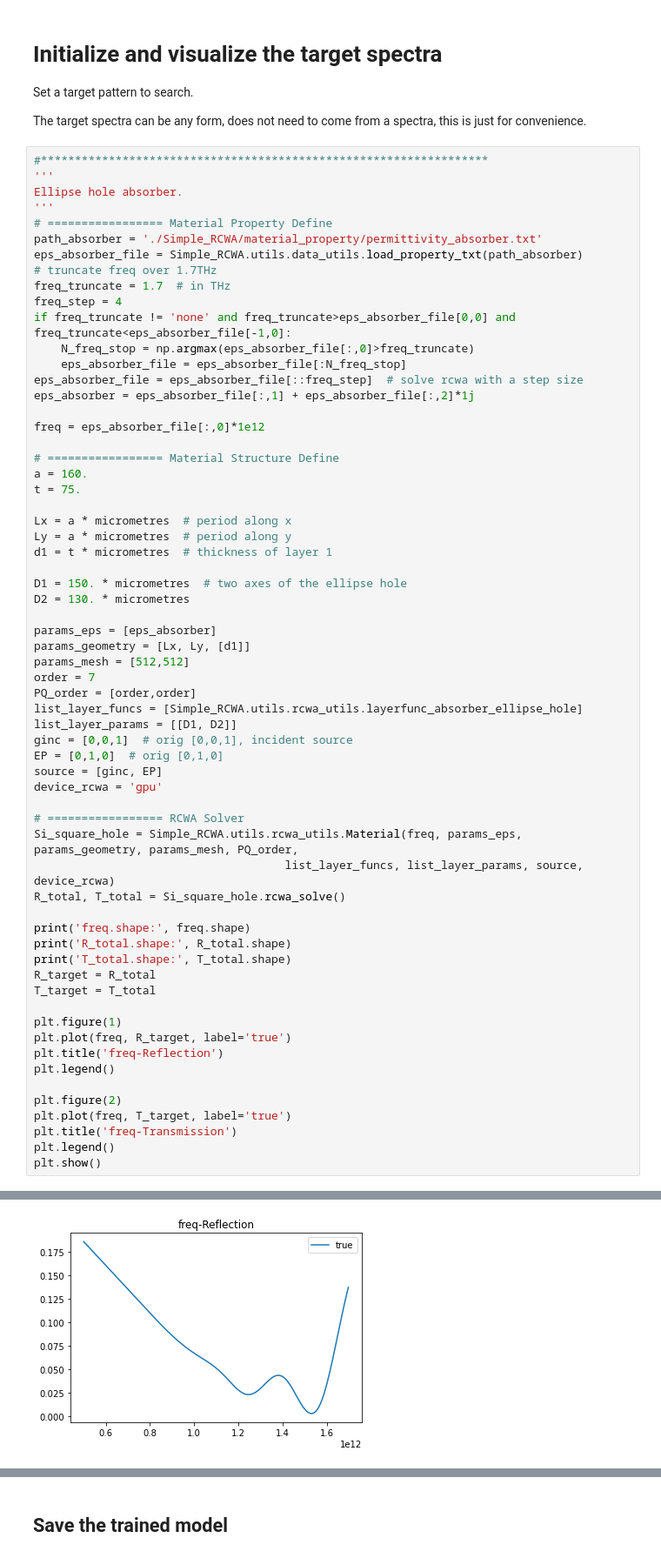
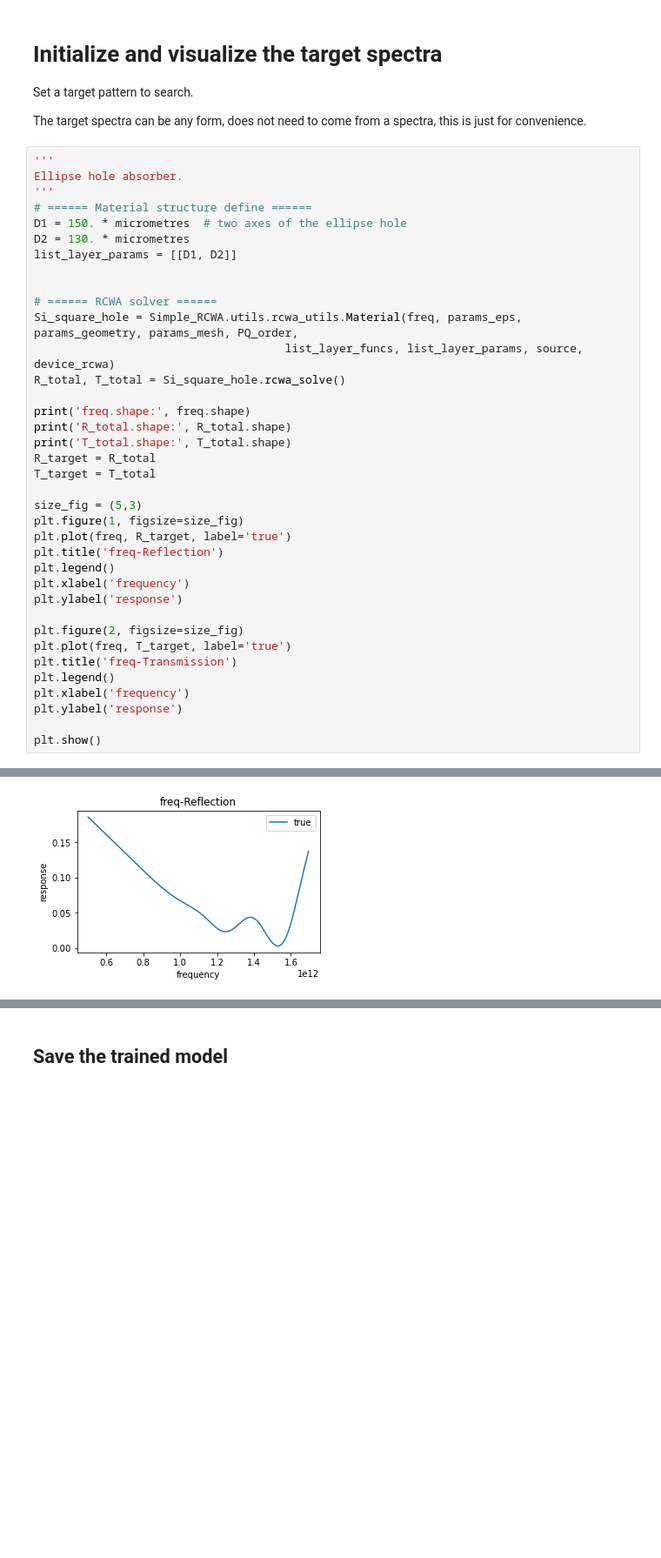
Before and after one commit to GuoyaoShen/AutoRCWA_Net, a Jupyter notebook: main_absorber_ellipse_hole.ipynb, the cells around one changed output, grey strips where cells are left out. Shown at 87% size. Drawn from its saved outputs; the diff is of its cells as text; blank space fills up the shorter version.

Commit message:
optimize coding structure

```diff
--- a/main_absorber_ellipse_hole.ipynb
+++ b/main_absorber_ellipse_hole.ipynb
@@ -42,71 +81,45 @@ Set a target pattern to search.
 
 The target spectra can be any form, does not need to come from a spectra, this is just for convenience.
 # %%
-#******************************************************************
 '''
 Ellipse hole absorber.
 '''
-# ================= Material Property Define
-path_absorber = './Simple_RCWA/material_property/permittivity_absorber.txt'
-eps_absorber_file = Simple_RCWA.utils.data_utils.load_property_txt(path_absorber)
-# truncate freq over 1.7THz
-freq_truncate = 1.7  # in THz
-freq_step = 4
-if freq_truncate != 'none' and freq_truncate>eps_absorber_file[0,0] and freq_truncate<eps_absorber_file[-1,0]:
-    N_freq_stop = np.argmax(eps_absorber_file[:,0]>freq_truncate)
-    eps_absorber_file = eps_absorber_file[:N_freq_stop]
-eps_absorber_file = eps_absorber_file[::freq_step]  # solve rcwa with a step size
-eps_absorber = eps_absorber_file[:,1] + eps_absorber_file[:,2]*1j
-
-freq = eps_absorber_file[:,0]*1e12
-
-# ================= Material Structure Define
-a = 160.
-t = 75.
-
-Lx = a * micrometres  # period along x
-Ly = a * micrometres  # period along y
-d1 = t * micrometres  # thickness of layer 1
-
+# ====== Material structure define ======
 D1 = 150. * micrometres  # two axes of the ellipse hole
 D2 = 130. * micrometres
+list_layer_params = [[D1, D2]]
 
-params_eps = [eps_absorber]
-params_geometry = [Lx, Ly, [d1]]
-params_mesh = [512,512]
-order = 7
-PQ_order = [order,order]
-list_layer_funcs = [Simple_RCWA.utils.rcwa_utils.layerfunc_absorber_ellipse_hole]
-list_layer_params = [[D1, D2]]
-ginc = [0,0,1]  # orig [0,0,1], incident source
-EP = [0,1,0]  # orig [0,1,0]
-source = [ginc, EP]
-device_rcwa = 'gpu'
 
-# ================= RCWA Solver
+# ====== RCWA solver ======
 Si_square_hole = Simple_RCWA.utils.rcwa_utils.Material(freq, params_eps, params_geometry, params_mesh, PQ_order,
                                      list_layer_funcs, list_layer_params, source, device_rcwa)
 R_total, T_total = Si_square_hole.rcwa_solve()
 
 print('freq.shape:', freq.shape)
 print('R_total.shape:', R_total.shape)
 print('T_total.shape:', T_total.shape)
 R_target = R_total
 T_target = T_total
 
-plt.figure(1)
+size_fig = (5,3)
+plt.figure(1, figsize=size_fig)
 plt.plot(freq, R_target, label='true')
 plt.title('freq-Reflection')
 plt.legend()
+plt.xlabel('frequency')
+plt.ylabel('response')
 
-plt.figure(2)
+plt.figure(2, figsize=size_fig)
 plt.plot(freq, T_target, label='true')
 plt.title('freq-Transmission')
 plt.legend()
+plt.xlabel('frequency')
+plt.ylabel('response')
+
 plt.show()
 # %% [output]
 Calculation Progress: 100%
 freq.shape: (222,)
 R_total.shape: (222,)
 T_total.shape: (222,)
-[figure, old version]
+[figure, new version]
```
Also changed, not shown: parts of 10 cells of this notebook, 8 other files.
